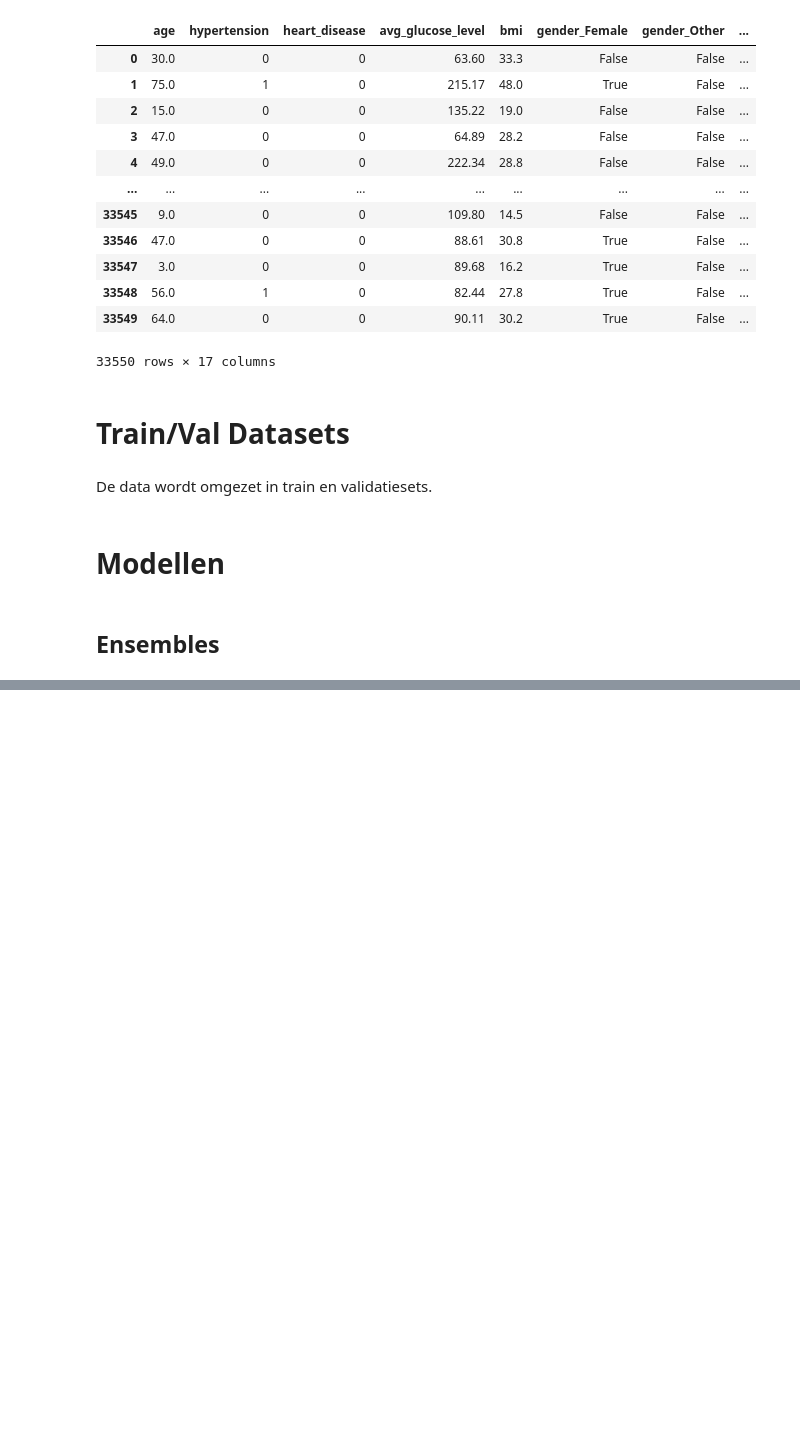
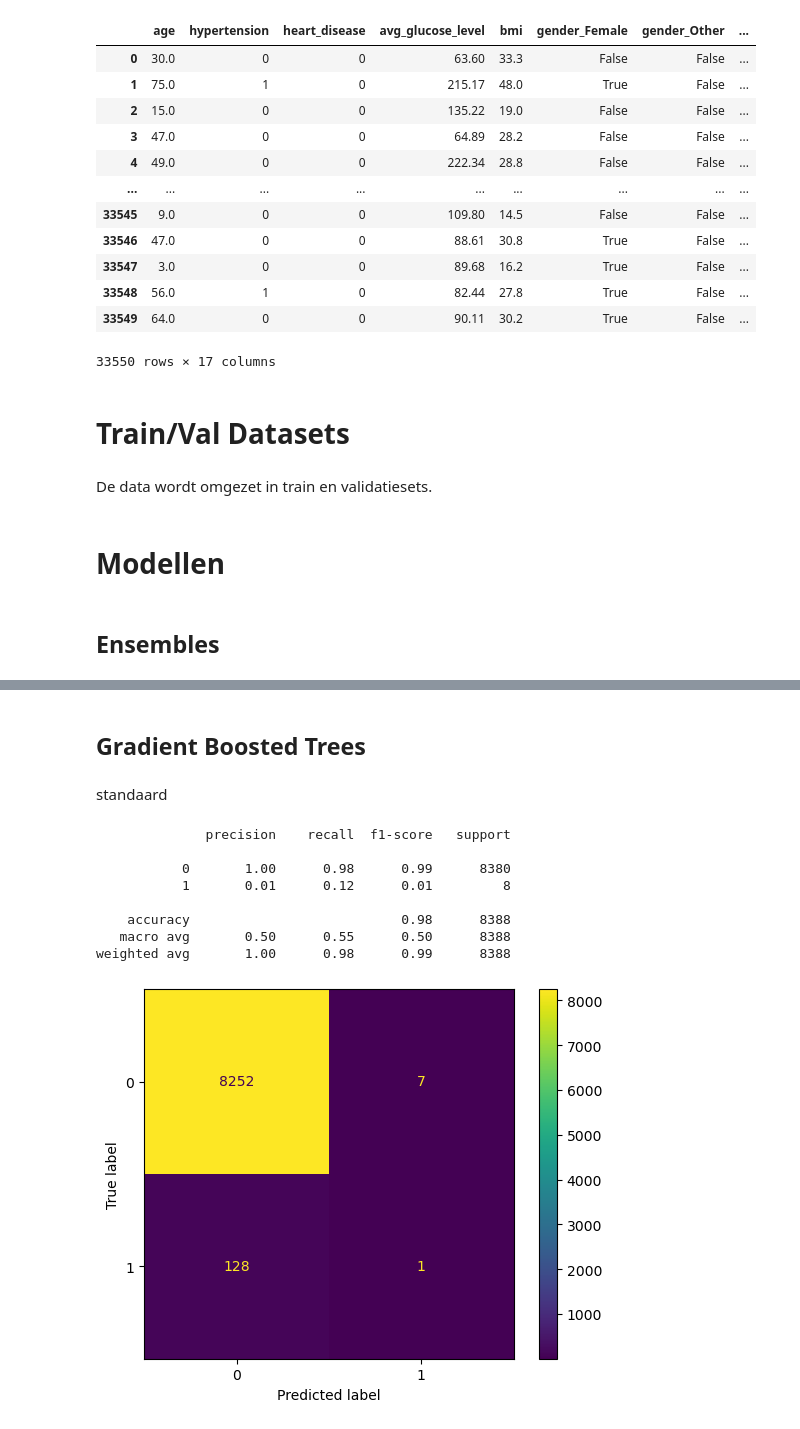
Before and after one commit to larsol55on/Machine-Learning-Herseninfract, a Jupyter notebook: sven.ipynb, the cells around one changed output, grey strips where cells are left out. Saved outputs shown, nothing was run; the diff lists cells and outputs as text; code cells hidden in the pictures; blank space fills up the shorter version.

```diff
--- a/sven.ipynb
+++ b/sven.ipynb
@@ -168,0 +266,25 @@ Dit is een ensemble decision trees parallel traint om variatie te verminderen. E
+# %% [markdown]
+## Gradient Boosted Trees
+# %% [markdown]
+standaard
+# %%
+gb = GradientBoostingClassifier(random_state=42)
+
+gb.fit(X_train, y_train)
+
+y_pred = gb.predict(X_val)
+
+
+
+ConfusionMatrixDisplay.from_predictions(y_val, y_pred)
+print(classification_report(y_pred, y_val))
+# %% [output]
+              precision    recall  f1-score   support
+
+           0       1.00      0.98      0.99      8380
+           1       0.01      0.12      0.01         8
+
+    accuracy                           0.98      8388
+   macro avg       0.50      0.55      0.50      8388
+weighted avg       1.00      0.98      0.99      8388
+[figure, added]
```
Also changed, not shown: parts of 18 cells of this notebook.
